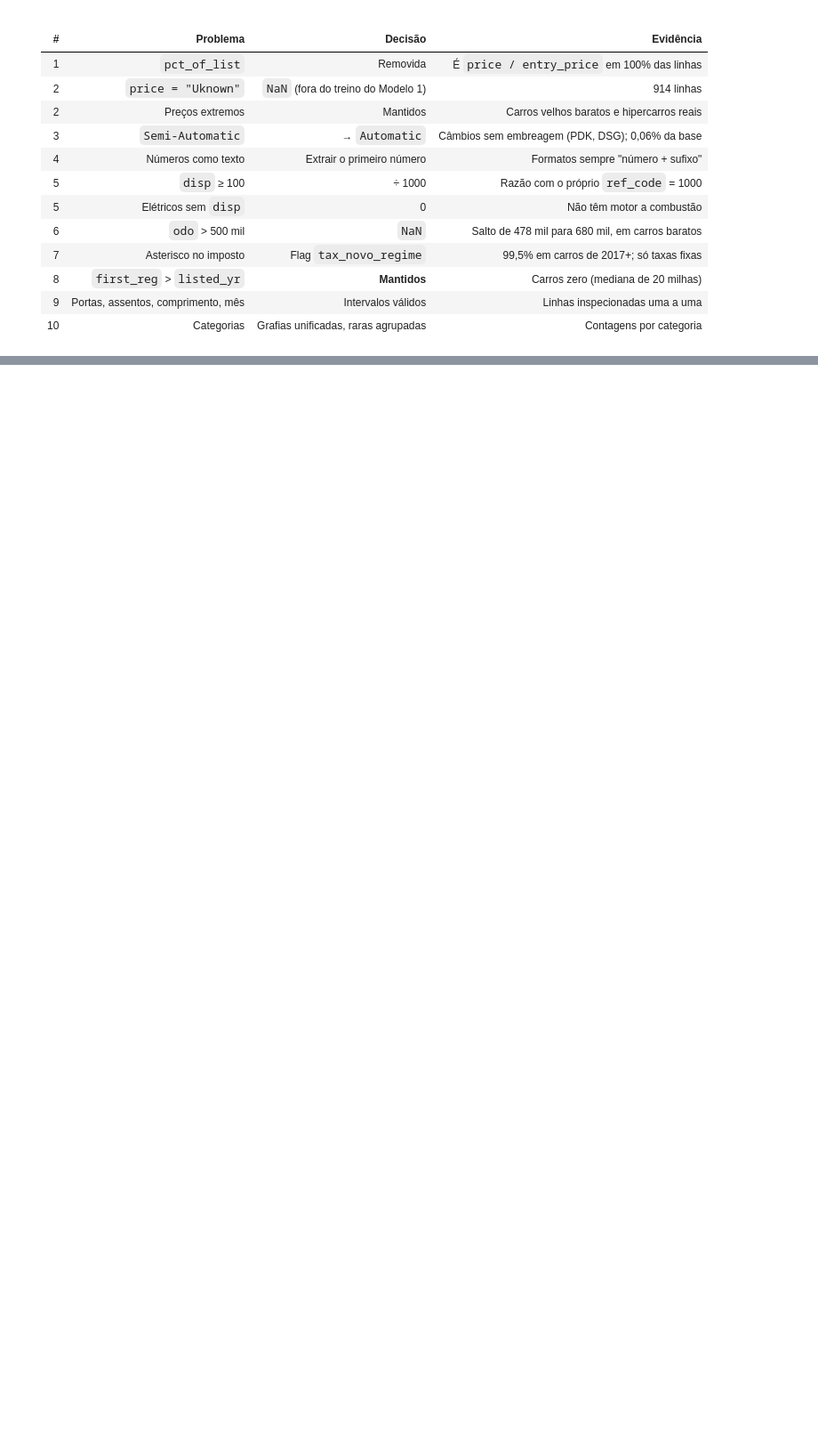
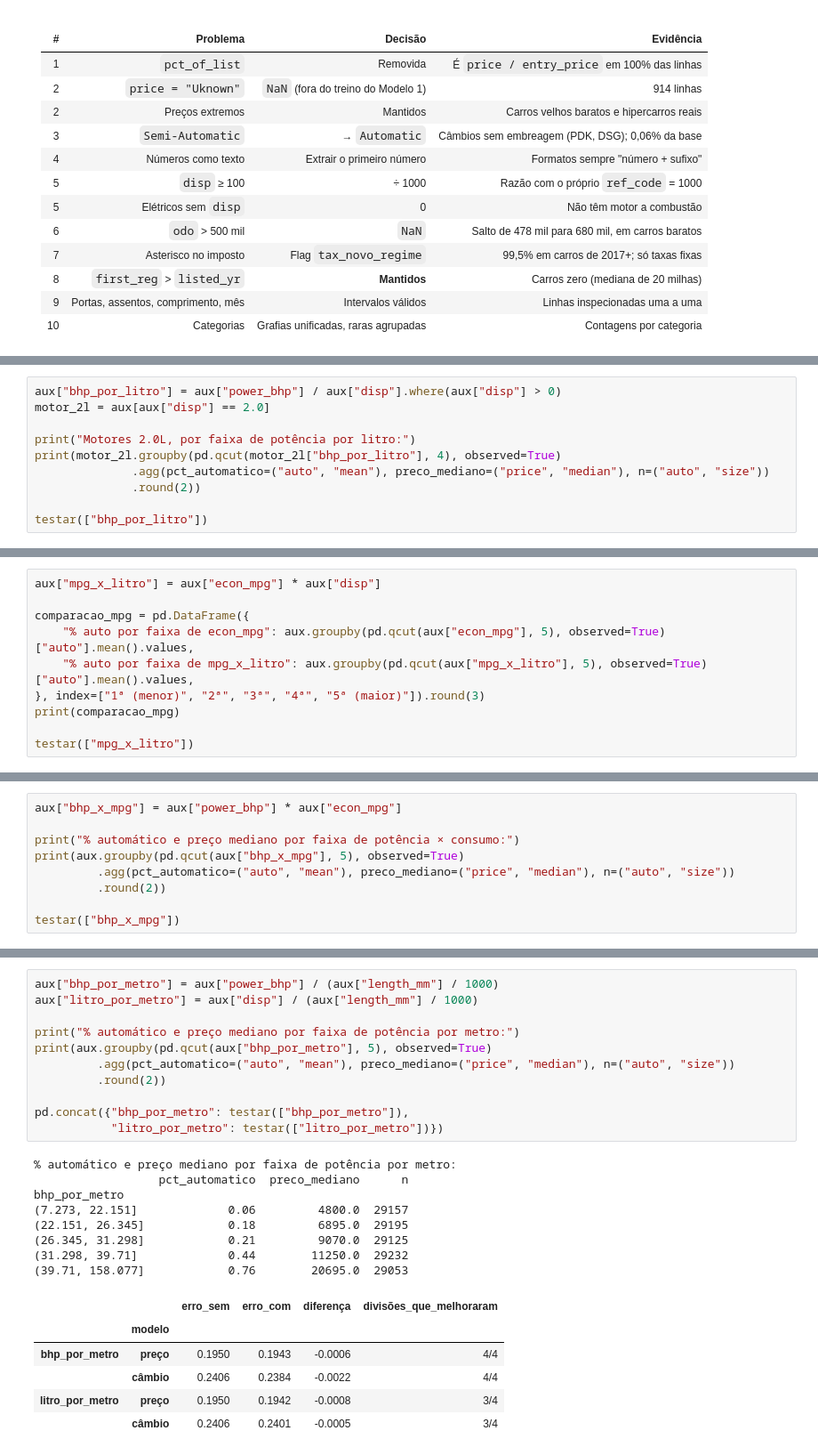
Before and after one commit to antoniosdiass-coder/projeto1, a Jupyter notebook: projeto1.ipynb, the cells around one changed output, grey strips where cells are left out. Shown at 89% size. Drawn from its saved outputs; the diff is of its cells as text; blank space fills up the shorter version.

```diff
--- a/projeto1.ipynb
+++ b/projeto1.ipynb
@@ -1014,0 +1225,10 @@ combustível novo virou: ['Other']
+# %%
+aux["bhp_por_litro"] = aux["power_bhp"] / aux["disp"].where(aux["disp"] > 0)
+motor_2l = aux[aux["disp"] == 2.0]
+
+print("Motores 2.0L, por faixa de potência por litro:")
+print(motor_2l.groupby(pd.qcut(motor_2l["bhp_por_litro"], 4), observed=True)
+              .agg(pct_automatico=("auto", "mean"), preco_mediano=("price", "median"), n=("auto", "size"))
+              .round(2))
+
+testar(["bhp_por_litro"])
@@ -1014,0 +1259,10 @@ combustível novo virou: ['Other']
+# %%
+aux["mpg_x_litro"] = aux["econ_mpg"] * aux["disp"]
+
+comparacao_mpg = pd.DataFrame({
+    "% auto por faixa de econ_mpg": aux.groupby(pd.qcut(aux["econ_mpg"], 5), observed=True)["auto"].mean().values,
+    "% auto por faixa de mpg_x_litro": aux.groupby(pd.qcut(aux["mpg_x_litro"], 5), observed=True)["auto"].mean().values,
+}, index=["1ª (menor)", "2ª", "3ª", "4ª", "5ª (maior)"]).round(3)
+print(comparacao_mpg)
+
+testar(["mpg_x_litro"])
@@ -1014,0 +1290,9 @@ combustível novo virou: ['Other']
+# %%
+aux["bhp_x_mpg"] = aux["power_bhp"] * aux["econ_mpg"]
+
+print("% automático e preço mediano por faixa de potência × consumo:")
+print(aux.groupby(pd.qcut(aux["bhp_x_mpg"], 5), observed=True)
+         .agg(pct_automatico=("auto", "mean"), preco_mediano=("price", "median"), n=("auto", "size"))
+         .round(2))
+
+testar(["bhp_x_mpg"])
@@ -1014,0 +1323,26 @@ combustível novo virou: ['Other']
+# %%
+aux["bhp_por_metro"] = aux["power_bhp"] / (aux["length_mm"] / 1000)
+aux["litro_por_metro"] = aux["disp"] / (aux["length_mm"] / 1000)
+
+print("% automático e preço mediano por faixa de potência por metro:")
+print(aux.groupby(pd.qcut(aux["bhp_por_metro"], 5), observed=True)
+         .agg(pct_automatico=("auto", "mean"), preco_mediano=("price", "median"), n=("auto", "size"))
+         .round(2))
+
+pd.concat({"bhp_por_metro": testar(["bhp_por_metro"]),
+           "litro_por_metro": testar(["litro_por_metro"])})
+# %% [output]
+% automático e preço mediano por faixa de potência por metro:
+                  pct_automatico  preco_mediano      n
+bhp_por_metro
+(7.273, 22.151]             0.06         4800.0  29157
+(22.151, 26.345]            0.18         6895.0  29195
+(26.345, 31.298]            0.21         9070.0  29125
+(31.298, 39.71]             0.44        11250.0  29232
+(39.71, 158.077]            0.76        20695.0  29053
+|  |  | erro_sem | erro_com | diferença | divisões_que_melhoraram |
+|  | modelo |  |  |  |  |
+| bhp_por_metro | preço | 0.1950 | 0.1943 | -0.0006 | 4/4 |
+|  | câmbio | 0.2406 | 0.2384 | -0.0022 | 4/4 |
+| litro_por_metro | preço | 0.1950 | 0.1942 | -0.0008 | 3/4 |
+|  | câmbio | 0.2406 | 0.2401 | -0.0005 | 3/4 |
```
Also changed, not shown: parts of 51 cells of this notebook.
